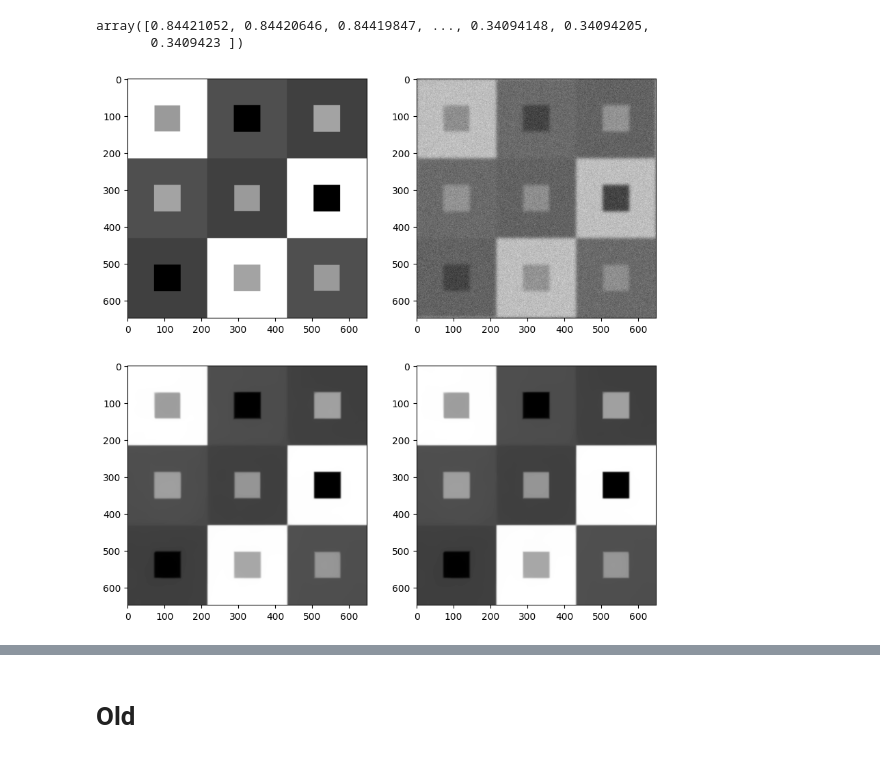
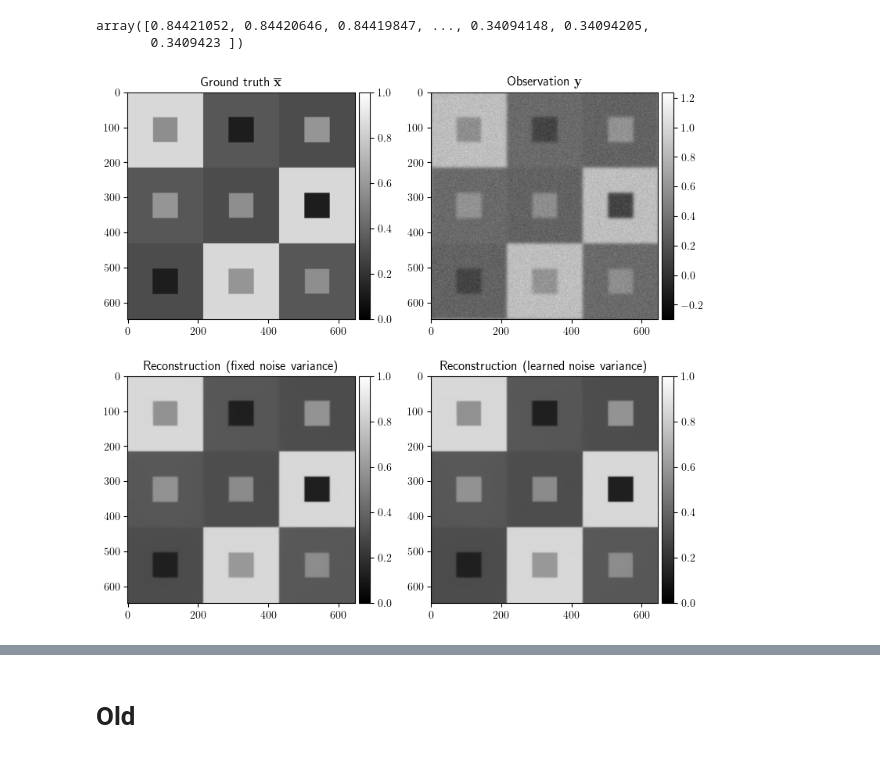
Before and after one commit to jlindbloom/sampi, a Jupyter notebook: notebooks/ias/paper/2d_deblurring/2d_example_gpu.ipynb, the cells around one changed output, grey strips where cells are left out. Cells and saved outputs as stored; diff of their text form; code cells hidden in the pictures.

```diff
--- a/notebooks/ias/2d_example_gpu.ipynb
+++ b/notebooks/ias/paper/2d_deblurring/2d_example_gpu.ipynb
@@ -204,18 +204,45 @@ data["data_normal_fixed"]["x"]
 # %% [output]
 array([0.84421052, 0.84420646, 0.84419847, ..., 0.34094148, 0.34094205,
        0.3409423 ])
+# %%
+import matplotlib as mpl
+mpl.rcParams['text.usetex'] = True
+#mpl.rcParams['text.latex.preamble']=[r"\usepackage{amsmath}"]
+mpl.rc('text.latex', preamble=r'\usepackage{amsmath}')
 # %%
-fig, axs = plt.subplots(2, 2, figsize=(10,10))
+from mpl_toolkits.axes_grid1 import make_axes_locatable
 
-axs[0,0].imshow( ground_truth, cmap="gray" )
-
-axs[0,1].imshow( noisy_signal.reshape(img_shape), cmap="gray" )
-
-axs[1,0].imshow( data["data_priorconditioned_fixed"]["x"].reshape(img_shape), cmap="gray" )
-
-axs[1,1].imshow( data["data_priorconditioned_learned"]["x"].reshape(img_shape), cmap="gray" )
+def add_colorbar(im, ax):
+    divider = make_axes_locatable(ax)
+    cax = divider.append_axes("right", size="5%", pad=0.05)
+    plt.colorbar(im, cax=cax)
 
 
+fig, axs = plt.subplots(2, 2, figsize=(9,9), gridspec_kw={'hspace': 0.1, 'wspace':0.25} )
+
+im1 = axs[0,0].imshow( ground_truth, cmap="gray", vmin=0, vmax=1)
+add_colorbar(im1, axs[0,0])
+axs[0,0].set_title("Ground truth $\overline{\mathbf{x}}$")
+
+
+im2 = axs[0,1].imshow( noisy_signal.reshape(img_shape), cmap="gray" )
+add_colorbar(im2, axs[0,1])
+axs[0,1].set_title("Observation $\mathbf{y}$")
+
+im3 = axs[1,0].imshow( data["data_priorconditioned_fixed"]["x"].reshape(img_shape), cmap="gray", vmin=0, vmax=1)
+add_colorbar(im3, axs[1,0])
+axs[1,0].set_title("Reconstruction (fixed noise variance)")
+
+im4 = axs[1,1].imshow( data["data_priorconditioned_learned"]["x"].reshape(img_shape), cmap="gray", vmin=0, vmax=1)
+add_colorbar(im4, axs[1,1])
+axs[1,1].set_title("Reconstruction (learned noise variance)")
+
+
+#fig.tight_layout()
+
+# fig.savefig("deblurring_results.png", dpi=250, bbox_inches="tight")
+# fig.savefig("deblurring_results.eps", bbox_inches="tight")
+
 plt.show()
 # %% [output]
-[figure, old version]
+[figure, new version]
```
Also changed, not shown: parts of 10 cells of this notebook, 45 other files.
